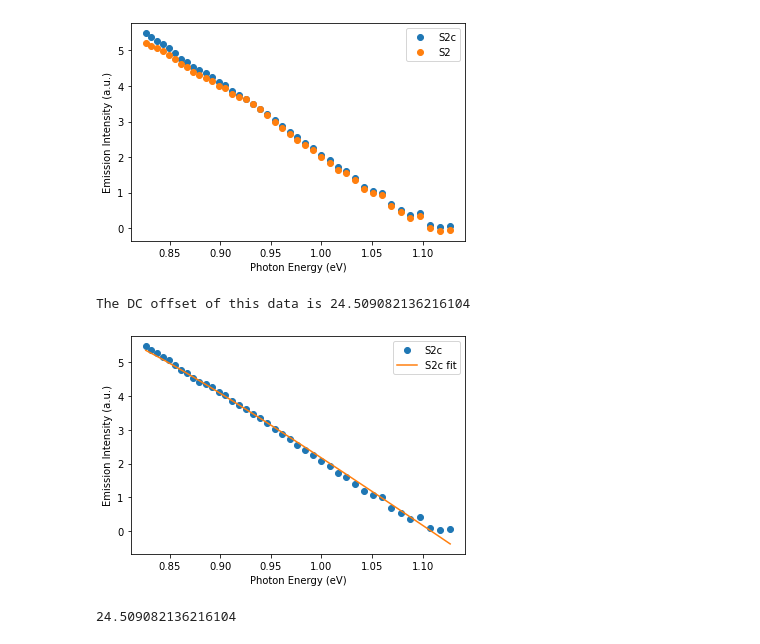
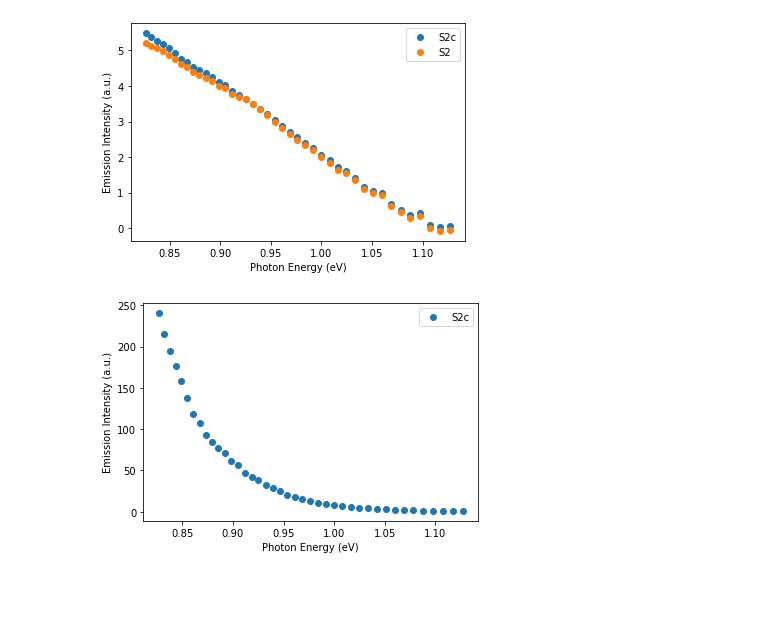
Before and after one commit to teoyi/PROJECT-Automate-Research-Process, a Jupyter notebook: test.ipynb, the cells around one changed output. Saved outputs shown, nothing was run; the diff lists cells and outputs as text; code cells hidden in the pictures; blank space fills up the shorter version.

```diff
--- a/test.ipynb
+++ b/test.ipynb
@@ -101,16 +92,8 @@ popt, pcov = curve_fit(ln_fit, new_df['Photon Energy'], new_df['ln(S2c)'], maxfe
 # %%
-print(f"The DC offset of this data is {popt[0]}")
-dc_offset = popt[0]
-plt.plot(new_df['Photon Energy'], new_df['ln(S2c)'], 'o', label='S2c')
-plt.plot(new_df['Photon Energy'], ln_fit(new_df['Photon Energy'], *popt), '-', label='S2c fit')
+plt.plot(new_df['Photon Energy'], new_df['S2c'], 'o', label='S2c')
 plt.ylabel('Emission Intensity (a.u.)')
 plt.xlabel('Photon Energy (eV)')
 plt.legend()
-#plt.savefig('fit.png')
 plt.show()
-
-print(dc_offset)
 # %% [output]
-The DC offset of this data is 24.509082136216104
-[figure, old version]
+[figure, new version]
-24.509082136216104
```
Also changed, not shown: parts of 5 cells of this notebook, 2 other files.
